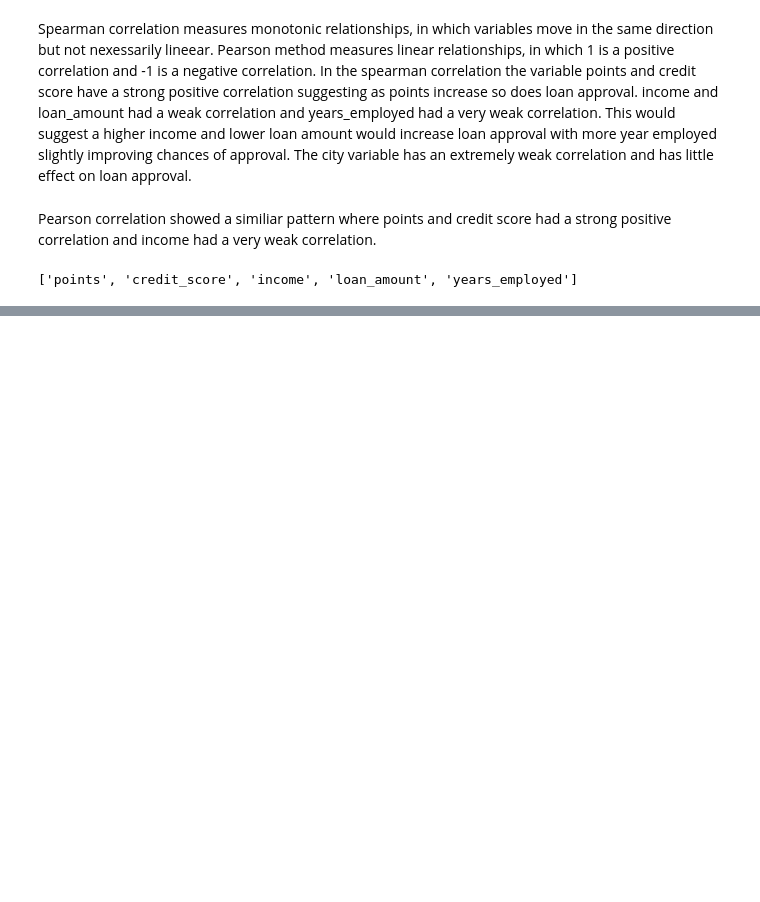
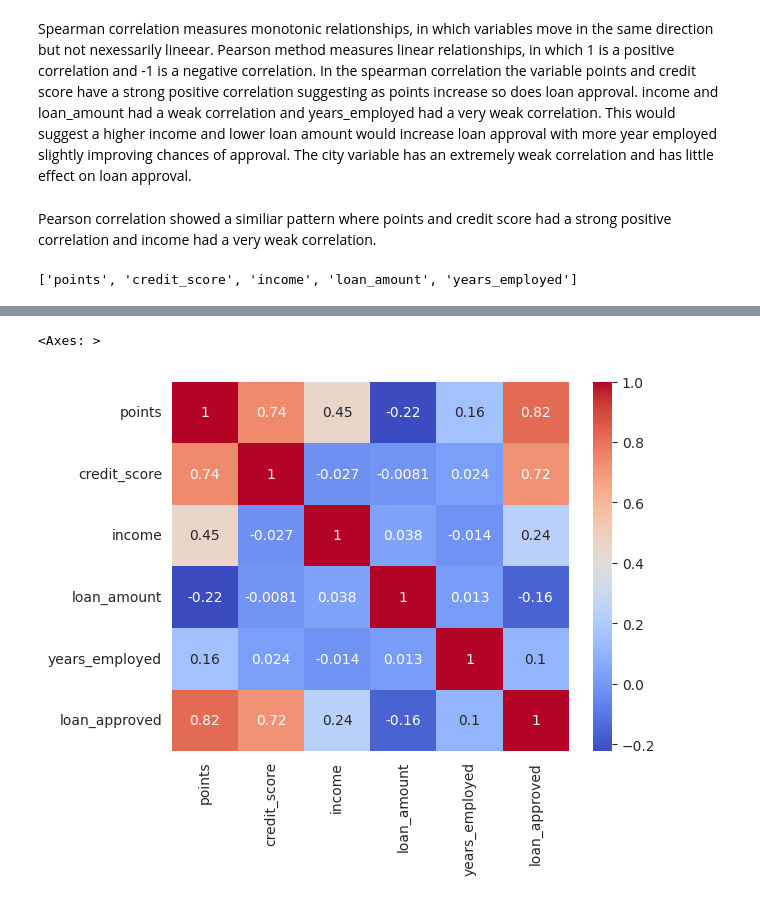
Before and after one commit to DavidRC-Projects/Approval_Predict, a Jupyter notebook: jupyter_notebooks/02 - DataCleaning.ipynb, the cells around one changed output, grey strips where cells are left out. Cells and saved outputs as stored; diff of their text form; code cells hidden in the pictures; blank space fills up the shorter version.

```diff
--- a/jupyter_notebooks/02 - DataCleaning.ipynb
+++ b/jupyter_notebooks/02 - DataCleaning.ipynb
@@ -179,0 +269,5 @@ vars_to_study
+# %%
+sns.heatmap(df_eda.corr(numeric_only=True), annot=True, cmap='coolwarm')
+# %% [output]
+<Axes: >
+[figure, added]
```
Also changed, not shown: parts of 19 cells of this notebook.
